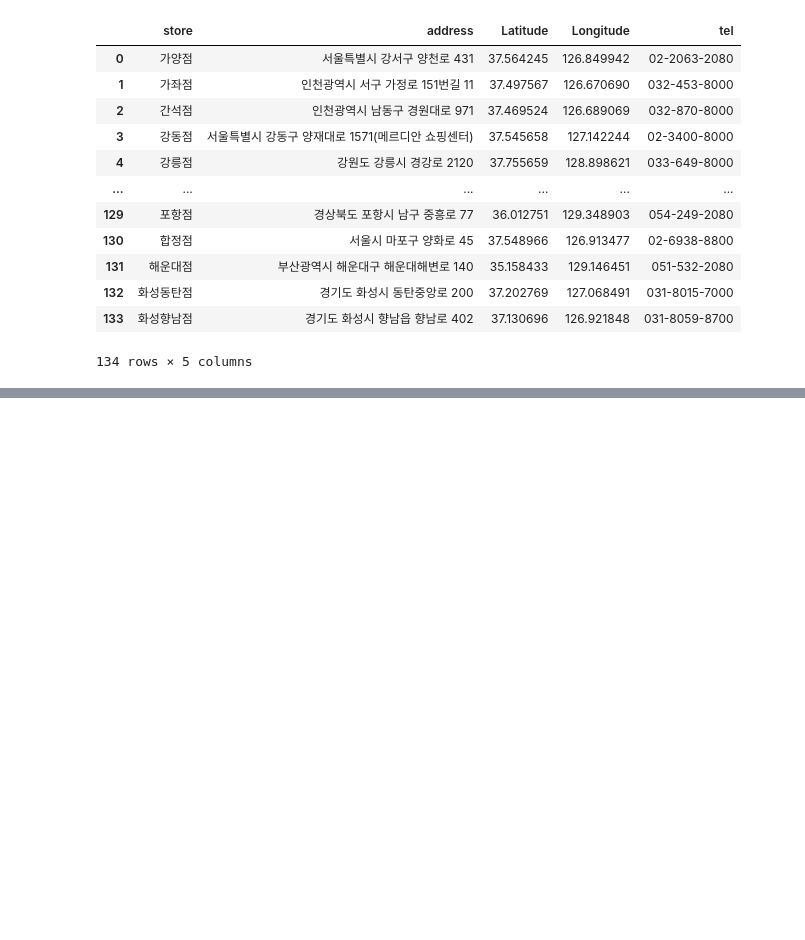
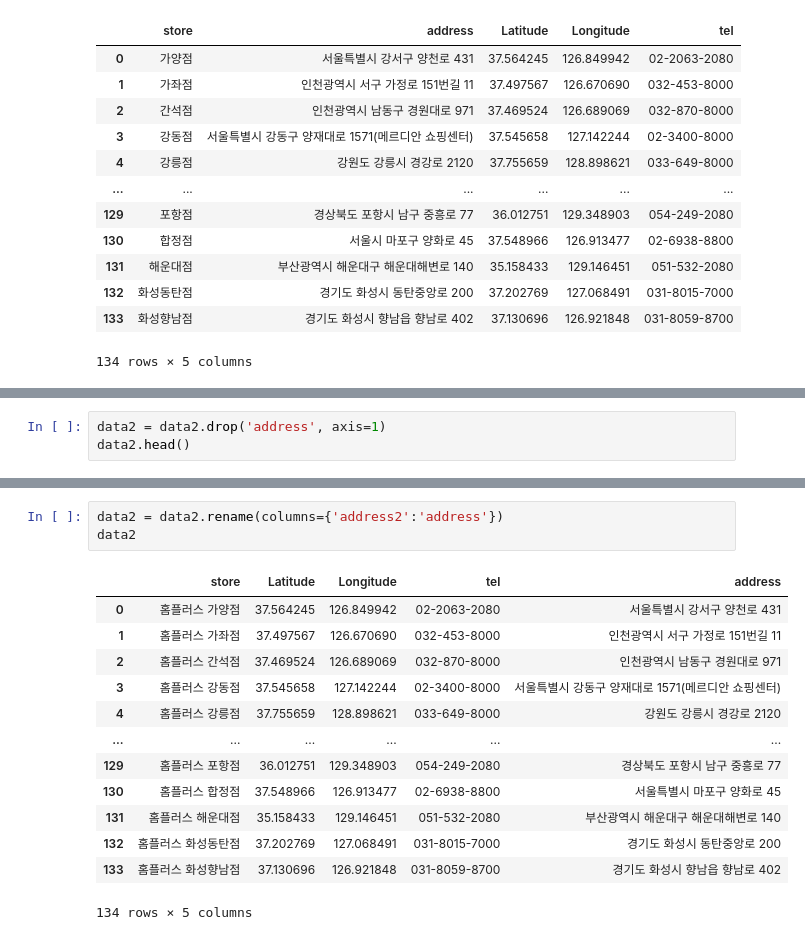
Before and after one commit to sohee0/4Mart, a Jupyter notebook: Homeplus/Homeplus.ipynb, the cells around one changed output, grey strips where cells are left out. Drawn from its saved outputs; the diff is of its cells as text; blank space fills up the shorter version.

```diff
--- a/Homeplus/Homeplus.ipynb
+++ b/Homeplus/Homeplus.ipynb
@@ -117,0 +256,3 @@ AttributeError: 'NoneType' object has no attribute 'head'
+# %%
+data2 = data2.drop('address', axis=1)
+data2.head()
@@ -117,0 +266,17 @@ AttributeError: 'NoneType' object has no attribute 'head'
+# %%
+data2 = data2.rename(columns={'address2':'address'})
+data2
+# %% [output]
+|  | store | Latitude | Longitude | tel | address |
+| 0 | 홈플러스 가양점 | 37.564245 | 126.849942 | 02-2063-2080 | 서울특별시 강서구 양천로 431 |
+| 1 | 홈플러스 가좌점 | 37.497567 | 126.670690 | 032-453-8000 | 인천광역시 서구 가정로 151번길 11 |
+| 2 | 홈플러스 간석점 | 37.469524 | 126.689069 | 032-870-8000 | 인천광역시 남동구 경원대로 971 |
+| 3 | 홈플러스 강동점 | 37.545658 | 127.142244 | 02-3400-8000 | 서울특별시 강동구 양재대로 1571(메르디안 쇼핑센터) |
+| 4 | 홈플러스 강릉점 | 37.755659 | 128.898621 | 033-649-8000 | 강원도 강릉시 경강로 2120 |
+| ... | ... | ... | ... | ... | ... |
+| 129 | 홈플러스 포항점 | 36.012751 | 129.348903 | 054-249-2080 | 경상북도 포항시 남구 중흥로 77 |
+| 130 | 홈플러스 합정점 | 37.548966 | 126.913477 | 02-6938-8800 | 서울특별시 마포구 양화로 45 |
+| 131 | 홈플러스 해운대점 | 35.158433 | 129.146451 | 051-532-2080 | 부산광역시 해운대구 해운대해변로 140 |
+| 132 | 홈플러스 화성동탄점 | 37.202769 | 127.068491 | 031-8015-7000 | 경기도 화성시 동탄중앙로 200 |
+| 133 | 홈플러스 화성향남점 | 37.130696 | 126.921848 | 031-8059-8700 | 경기도 화성시 향남읍 향남로 402 |
+134 rows × 5 columns
```
Also changed, not shown: parts of 22 cells of this notebook, 1 other file.
